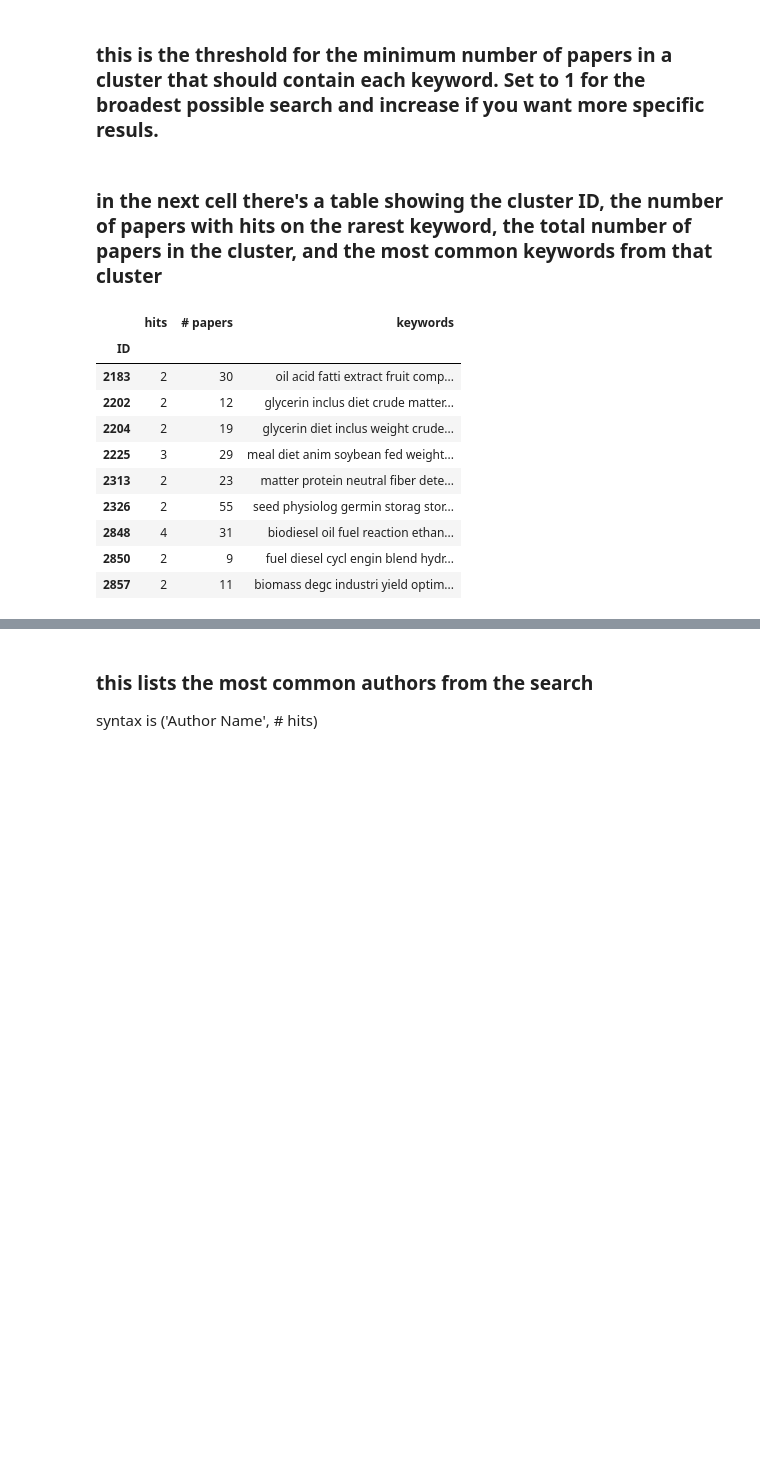
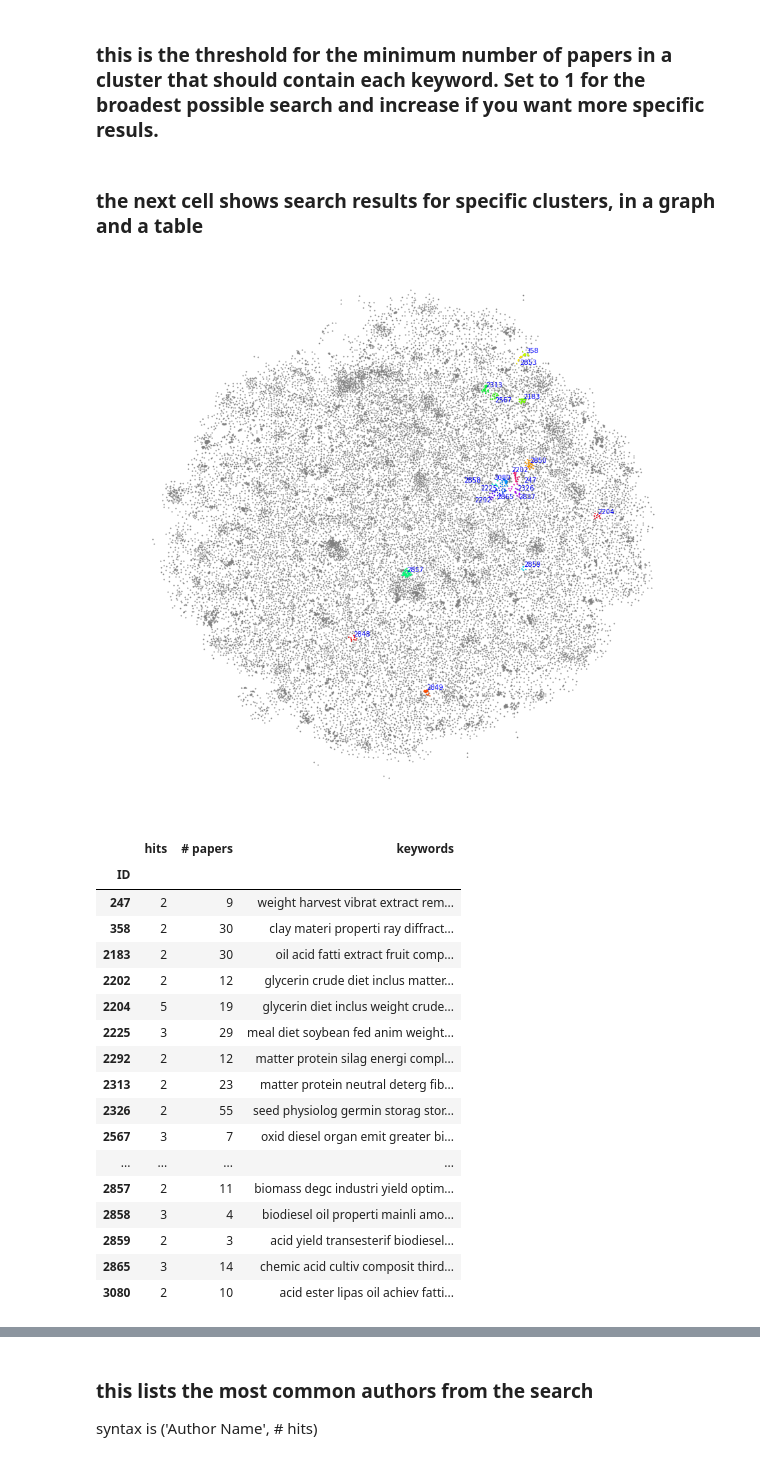
Before and after one commit to eric-protzer/boeing-brazil, a Jupyter notebook: Keyword Search.ipynb, the cells around one changed output, grey strips where cells are left out. Drawn from its saved outputs; the diff is of its cells as text; code cells hidden in the pictures; blank space fills up the shorter version.

```diff
--- a/Keyword Search.ipynb
+++ b/Keyword Search.ipynb
@@ -18,9 +18,12 @@ After you have adjusted the parameters you want, go to the "Cell" menu at the to
 import copy
 from collections import Counter
 import pandas as pd
+import numpy as np
 import networkx as nx
 import nltk
 from nltk.stem import PorterStemmer
+import matplotlib.pyplot as plt
+from adjustText import adjust_text
 
 nltk.download('punkt')
 
@@ -37,6 +40,18 @@ G = nx.compose(G, G3)
 G = nx.compose(G, G4)
 
 groups = {}
+grouplist = []
+IDlist = []
+x = []
+y = []
+
 for node in G.nodes():
     if type(node) == int:
         groups.setdefault(G.node[node]['group'],[]).extend(list(set(G.node[node]['TA_words'])))
+        grouplist.append(G.node[node]['group'])
+        IDlist.append(G.node[node]['index'])
+        x.append(G.node[node]['viz']['position']['x'])
+        y.append(G.node[node]['viz']['position']['y'])
+
+nodeframe = pd.DataFrame({'ID': IDlist, 'Group': grouplist, 'x': x, 'y': y})
+nodeframe.head()
@@ -43,7 +68,7 @@ for node in G.nodes():
 # %% [markdown]
 ### replace the text inside the quotes in the next cell to set the keyword you want to search for
 # %%
-query = nltk.word_tokenize('biodiesel soybean')
+query = nltk.word_tokenize('biodiesel')
 # %% [markdown]
 ### this is the threshold for the minimum number of papers in a cluster that should contain each keyword. Set to 1 for the broadest possible search and increase if you want more specific resuls.
 # %%
@@ -80,30 +105,53 @@ for node in G.nodes():
         temp.pop('TA_words', None)
         temp.pop('viz', None)
         cluster_dict[G.node[node]['group']]['nodes'].append(temp)
-# %% [markdown]
-### in the next cell there's a table showing the cluster ID, the number of papers with hits on the rarest keyword, the total number of papers in the cluster, and the most common keywords from that cluster
+# %% [markdown]
+### the next cell shows search results for specific clusters, in a graph and a table
 # %%
 cluster_results = pd.DataFrame({'ID': cluster_list, 'hits': count_list})
 cluster_results = cluster_results.set_index('ID')
 cluster_results['# papers'] = 0
 cluster_results['keywords'] = ''
 
-
 for i in range(1,max(groups)+1):
     if i in cluster_results.index.values:
         cluster_results.loc[i, '# papers'] = len(cluster_dict[i]['nodes'])
         cluster_results.loc[i, 'keywords'] = ' '.join(t[0] for t in Counter(groups[i]).most_common(10))
 
+nodehits = copy.deepcopy(nodeframe)
+nodehits['bool'] = nodehits['Group'].isin(list(cluster_results.index))
+nodehits = nodehits[nodehits['bool'] == True]
+nodehits['group_color'] = pd.factorize(nodehits['Group'])[0]
+cluster_results['x'] = nodehits.groupby('Group')['x'].mean()
+cluster_results['y'] = nodehits.groupby('Group')['y'].mean()
+
+fig, ax = plt.subplots(figsize=(15,15))
+ax.axis("off")
+ax.scatter(np.array(nodeframe[['x' ,'y']])[:,0], np.array(nodeframe[['x' ,'y']])[:,1], c="gray", s=1)
+ax.scatter(np.array(nodehits[['x', 'y']])[:,0], np.array(nodehits[['x', 'y']])[:,1], c=list(nodehits['group_color']), cmap = plt.get_cmap("hsv"), s=1)
+texts = [plt.text(list(cluster_results['x'])[i], list(cluster_results['y'])[i], list(set(list(nodehits['Group'])))[i], color='blue') for i in range(len(list(cluster_results['x'])))]
+adjust_text(texts)
+
+cluster_results = cluster_results.drop(['x', 'y'], axis=1)
+plt.show()
 cluster_results
 # %% [output]
+[figure, added]
 |  | hits | # papers | keywords |
 | ID |  |  |  |
+| 247 | 2 | 9 | weight harvest vibrat extract rem... |
+| 358 | 2 | 30 | clay materi properti ray diffract... |
 | 2183 | 2 | 30 | oil acid fatti extract fruit comp... |
-| 2202 | 2 | 12 | glycerin inclus diet crude matter... |
-| 2204 | 2 | 19 | glycerin diet inclus weight crude... |
-| 2225 | 3 | 29 | meal diet anim soybean fed weight... |
-| 2313 | 2 | 23 | matter protein neutral fiber dete... |
+| 2202 | 2 | 12 | glycerin crude diet inclus matter... |
+| 2204 | 5 | 19 | glycerin diet inclus weight crude... |
+| 2225 | 3 | 29 | meal diet soybean fed anim weight... |
+| 2292 | 2 | 12 | matter protein silag energi compl... |
+| 2313 | 2 | 23 | matter protein neutral deterg fib... |
 | 2326 | 2 | 55 | seed physiolog germin storag stor... |
-| 2848 | 4 | 31 | biodiesel oil fuel reaction ethan... |
-| 2850 | 2 | 9 | fuel diesel cycl engin blend hydr... |
+| 2567 | 3 | 7 | oxid diesel organ emit greater bi... |
+| ... | ... | ... | ... |
 | 2857 | 2 | 11 | biomass degc industri yield optim... |
+| 2858 | 3 | 4 | biodiesel oil properti mainli amo... |
+| 2859 | 2 | 3 | acid yield transesterif biodiesel... |
+| 2865 | 3 | 14 | chemic acid cultiv composit third... |
+| 3080 | 2 | 10 | acid ester lipas oil achiev fatti... |
```
Also changed, not shown: parts of 5 cells of this notebook, 5 other files.
